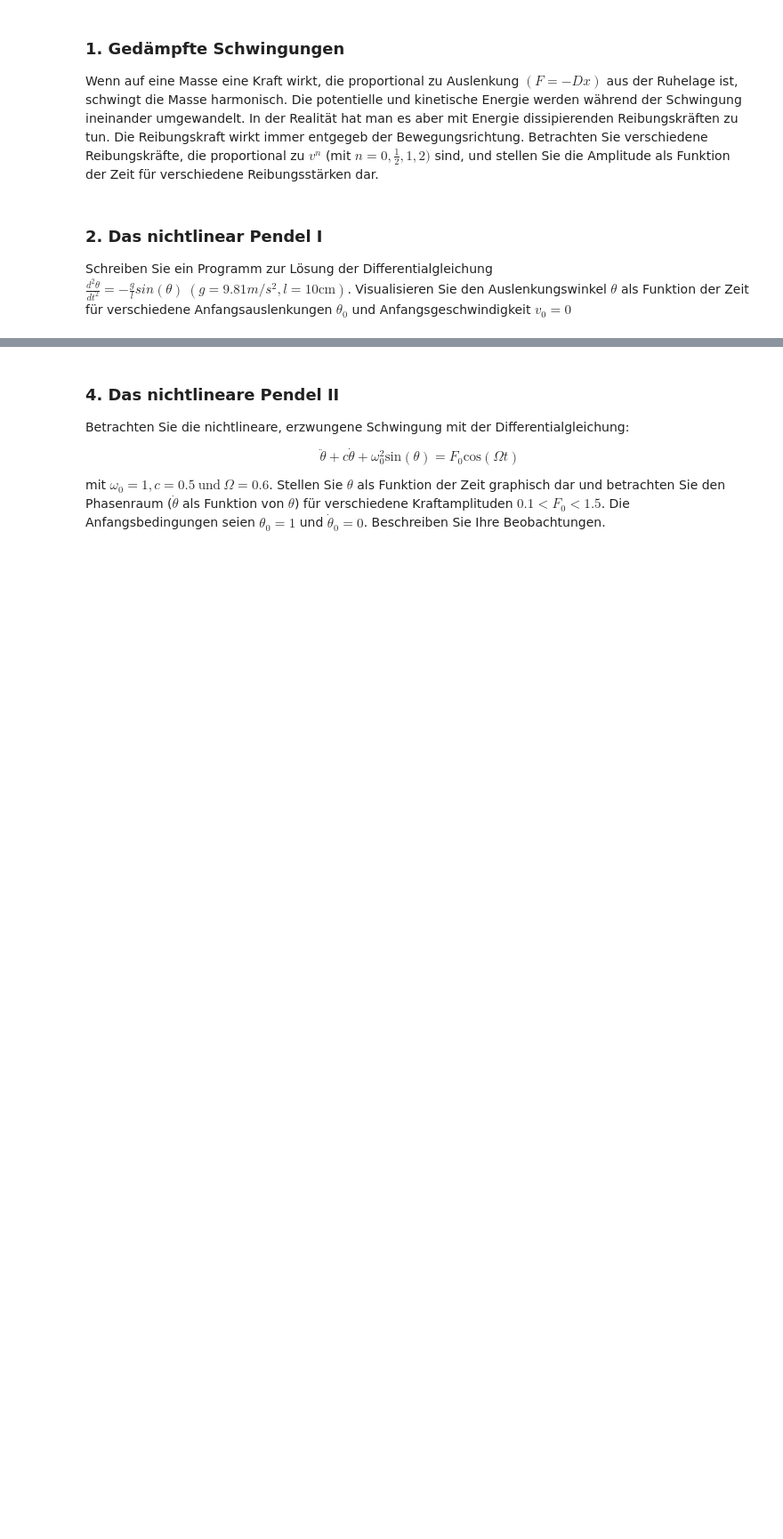
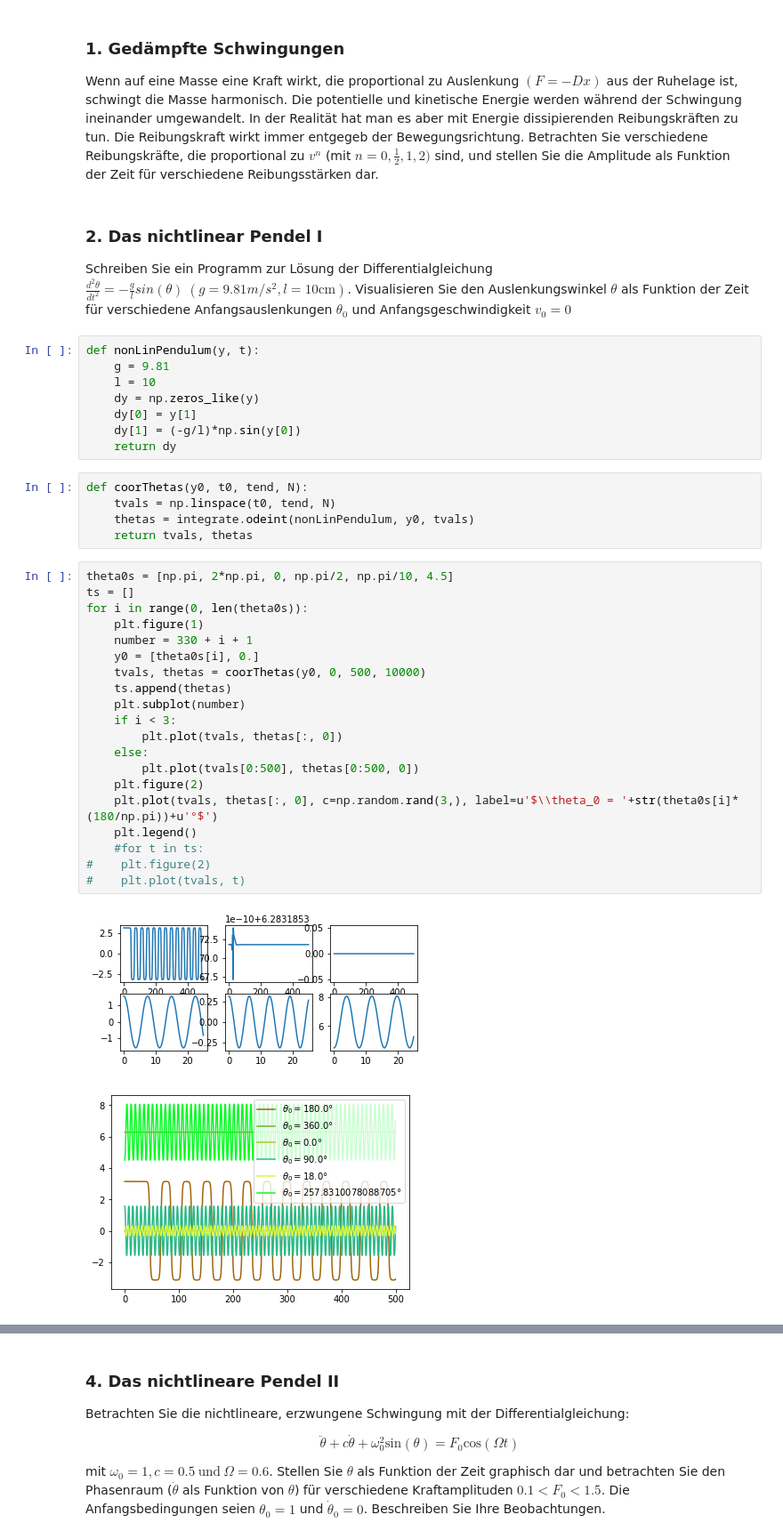
Before and after one commit to AlexandraMayer/Modellbildung-und-Simulation, a Jupyter notebook: Abgabe 3/Schwingungen (Mayer, Meyer).ipynb, the cells around one changed output, grey strips where cells are left out. Shown: that part at 89% size. Drawn from its saved outputs; the diff is of its cells as text; blank space fills up the shorter version.

```diff
--- a/Abgabe 3/Schwingungen (Mayer, Meyer).ipynb
+++ b/Abgabe 3/Schwingungen (Mayer, Meyer).ipynb
@@ -11,3 +15,39 @@ Wenn auf eine Masse eine Kraft wirkt, die proportional zu Auslenkung $(F= -Dx) $
 # %% [markdown]
 ### 2. Das nichtlinear Pendel I
 Schreiben Sie ein Programm zur Lösung der Differentialgleichung $ \frac{d^2 \theta}{dt^2} = - \frac{g}{l} sin( \theta) \ (g=9.81 m/s^2, l = 10 \mathrm{cm})$. Visualisieren Sie den Auslenkungswinkel $\theta$ als Funktion der Zeit für verschiedene Anfangsauslenkungen $\theta_0$ und Anfangsgeschwindigkeit $v_0 = 0$
+# %%
+def nonLinPendulum(y, t):
+    g = 9.81
+    l = 10
+    dy = np.zeros_like(y)
+    dy[0] = y[1]
+    dy[1] = (-g/l)*np.sin(y[0])
+    return dy
+# %%
+def coorThetas(y0, t0, tend, N):
+    tvals = np.linspace(t0, tend, N)
+    thetas = integrate.odeint(nonLinPendulum, y0, tvals)
+    return tvals, thetas
+# %%
+theta0s = [np.pi, 2*np.pi, 0, np.pi/2, np.pi/10, 4.5]
+ts = []
+for i in range(0, len(theta0s)):
+    plt.figure(1)
+    number = 330 + i + 1
+    y0 = [theta0s[i], 0.]
+    tvals, thetas = coorThetas(y0, 0, 500, 10000)
+    ts.append(thetas)
+    plt.subplot(number)
+    if i < 3:
+        plt.plot(tvals, thetas[:, 0])
+    else:
+        plt.plot(tvals[0:500], thetas[0:500, 0])
+    plt.figure(2)
+    plt.plot(tvals, thetas[:, 0], c=np.random.rand(3,), label=u'$\\theta_0 = '+str(theta0s[i]*(180/np.pi))+u'°$')
+    plt.legend()
+    #for t in ts:
+#    plt.figure(2)
+#    plt.plot(tvals, t)
+# %% [output]
+[figure, added]
+[figure, added]
```
Also changed, not shown: parts of 39 cells of this notebook.
